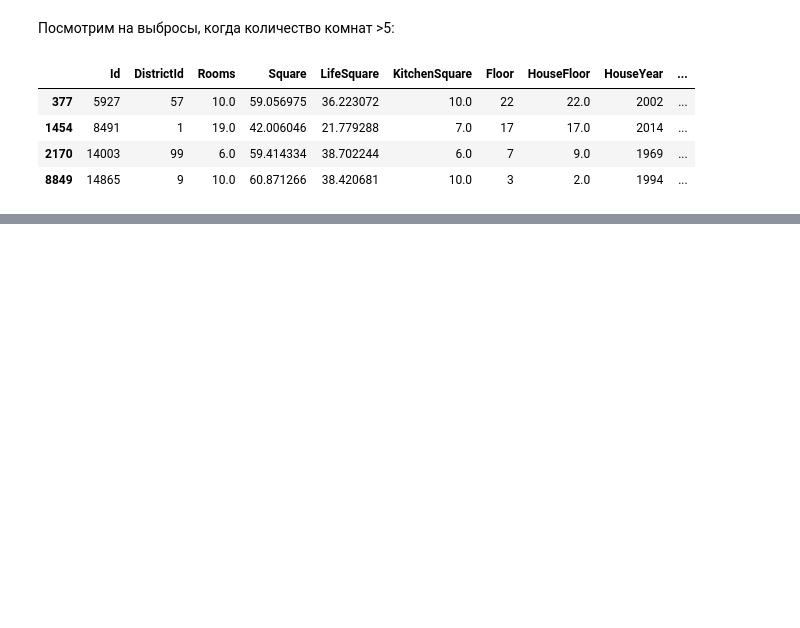
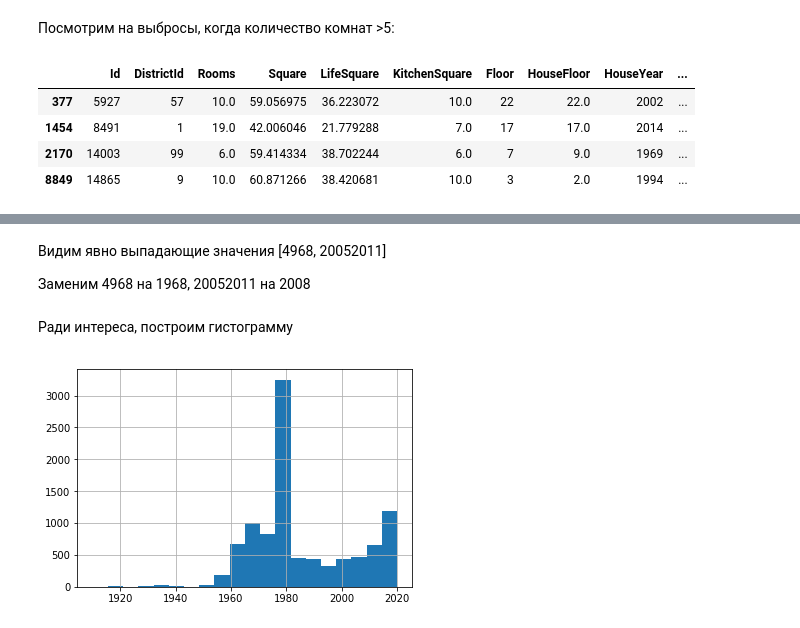
Before and after one commit to DmitryVGusev/GB-Python-in-DS, a Jupyter notebook: Python_in_DS_Coursework.ipynb, the cells around one changed output, grey strips where cells are left out. Drawn from its saved outputs; the diff is of its cells as text; code cells hidden in the pictures; blank space fills up the shorter version.

```diff
--- a/Python_in_DS_Coursework.ipynb
+++ b/Python_in_DS_Coursework.ipynb
@@ -203,0 +331,3 @@ data[data.Rooms > 5]
+# %%
+bad_square = data[data.Square < 10]
+bad_square.shape[0]
@@ -203,0 +338,2 @@ data[data.Rooms > 5]
+# %%
+data.drop(bad_square.index, inplace=True)
@@ -203,0 +362,13 @@ data[data.Rooms > 5]
+# %% [markdown]
+Видим явно выпадающие значения [4968, 20052011]
+
+Заменим 4968 на 1968, 20052011 на 2008
+# %%
+data.loc[data.HouseYear == 4968, 'HouseYear'] = 1968
+data.loc[data.HouseYear == 20052011, 'HouseYear'] = 2008
+# %% [markdown]
+Ради интереса, построим гистограмму
+# %%
+data['HouseYear'].hist(bins=20);
+# %% [output]
+[figure, added]
```
Also changed, not shown: parts of 80 cells of this notebook.
